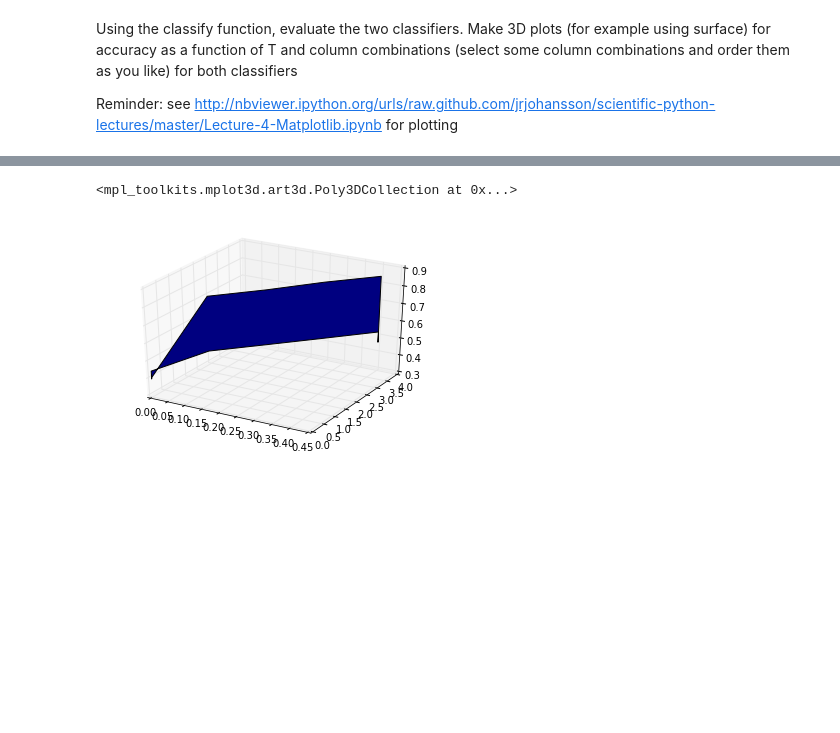
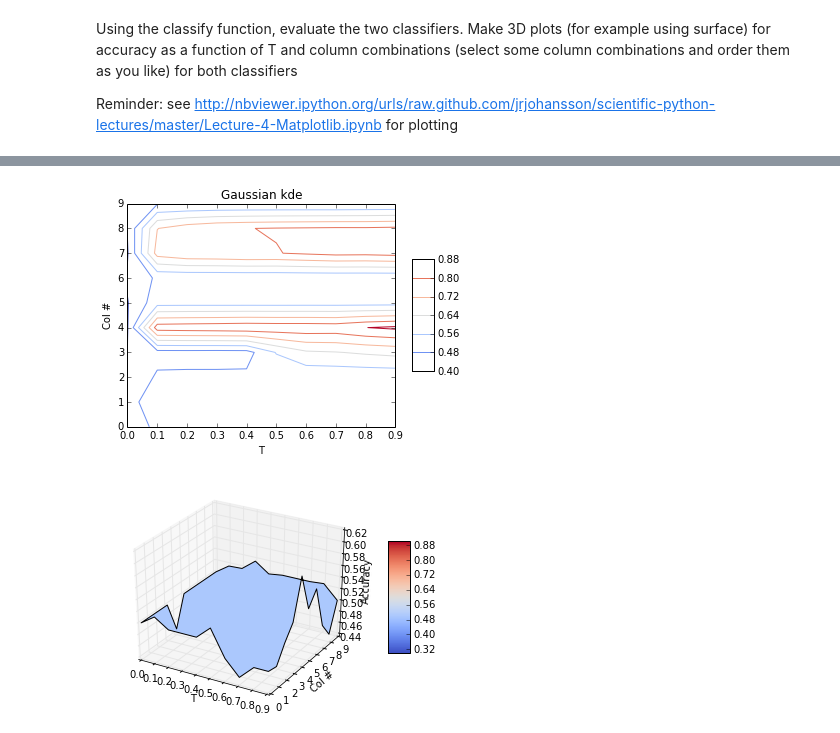
Before and after one commit to JensMeiners/ML1, a Jupyter notebook: Ex03/Sheet03_Implementation.ipynb, the cells around one changed output, grey strips where cells are left out. Cells and saved outputs as stored; diff of their text form; code cells hidden in the pictures; blank space fills up the shorter version.

Commit message:
some more plotting for the last one was false actually

```diff
--- a/Ex03/Sheet03_Implementation.ipynb
+++ b/Ex03/Sheet03_Implementation.ipynb
@@ -111,6 +112,8 @@ def calculate_pdf_values_norm(training,test):
     ======================
         We calculate everythin according to this article:
         http://en.wikipedia.org/wiki/Exponential_distribution#Maximum_likelihood
+
+        And use a lib function in part 4!
     ======================
 
     """
@@ -318,12 +317,18 @@ Reminder: see http://nbviewer.ipython.org/urls/raw.github.com/jrjohansson/scient
 # %%
 hamTrain,hamTest,spamTrain,spamTest = getData(5,3)
 
-#columns = [0,1,2,10,19,20,29,32,54,55]
-columns_list = rand_list(5)
-Ts = np.arange(0,0.5,0.1)
+# generate coloumns randomly. we just have no clue which unnamed features are the best,
+# therefore we choose randomly, given enough time this should give a nice graph
+columns_list = rand_list(10)
+# T in a range with stepsize 0.1
+Ts = np.arange(0,1,0.1)
+Ts = Ts[::-1]
 accs_TCol_ex = []
 accs_TCol_kde = []
+T_matrix = []
+col_matrix = []
 
+# calculate all the pdf's
 exponential_ham_with_ham_trainer = calculate_pdf_values_norm(hamTrain,hamTest)
 exponential_ham_with_spam_trainer = calculate_pdf_values_norm(spamTrain,hamTest)
 exponential_spam_with_ham_trainer = calculate_pdf_values_norm(hamTrain,spamTest)
@@ -333,7 +338,9 @@ kde_ham_with_spam_trainer = calculate_pdf_values_kde(spamTrain,hamTest)
 kde_spam_with_ham_trainer = calculate_pdf_values_kde(hamTrain,spamTest)
 kde_spam_with_spam_trainer = calculate_pdf_values_kde(spamTrain,spamTest)
 
+# now get the data! iterate the columns_lists
 for i,columns in enumerate(columns_list):
+    # accuracy for every T will be placed here
     accs_T_ex = []
     accs_T_kde = []
     for T in Ts:
@@ -341,36 +348,48 @@ for i,columns in enumerate(columns_list):
         labels_ham_ex, labels_ham_kde = classify(exponential_ham_with_ham_trainer,exponential_ham_with_spam_trainer,kde_ham_with_ham_trainer,kde_ham_with_spam_trainer,columns, T, prior_ham=0.7, prior_spam = 0.3)
         labels_spam_ex, labels_spam_kde = classify(exponential_spam_with_ham_trainer,exponential_spam_with_spam_trainer,kde_spam_with_ham_trainer,kde_spam_with_spam_trainer,columns, T, prior_ham=0.7, prior_spam = 0.3)
 
-        print i
-        print T
-        print labels_ham_ex
-        print labels_spam_ex
         accuracy_ex, _, _, _ = performance_measures(labels_ham_ex,labels_spam_ex)
         accs_T_ex.append(accuracy_ex)
         accuracy_kde, _, _, _ = performance_measures(labels_ham_kde,labels_spam_kde)
         accs_T_kde.append(accuracy_kde)
+
+    T_matrix.append(Ts)
+
+    col_matrix.append(range(len(columns_list)))
+
     accs_TCol_ex.append(accs_T_ex)
     accs_TCol_kde.append(accs_T_kde)
 
 fig = plt.figure()
-ax = fig.add_subplot(111, projection='3d')
+ax = fig.add_subplot(111)
 #X, Y, Z 	Data values as 2D arrays
 x = Ts
 y = range(len(columns_list))
+x, y = np.meshgrid(x, y)
 z = array(accs_TCol_ex)
-print x
-print y
-print z
-ax.plot_surface(x, y, z)
+surf = ax.contour(x, y, z, cmap=cm.coolwarm)
+ax.set_xlabel('T')
+ax.set_ylabel('Col #')
+#ax.set_zlabel('Accuracy')
+ax.set_title('Exponential')
+fig.colorbar(surf, shrink=0.5, aspect=5)
+
+fig2 = plt.figure()
+ax2 = fig2.add_subplot(111, projection='3d')
+#X, Y, Z 	Data values as 2D arrays
+x2 = Ts
+y2 = range(len(columns_list))
+x2, y2 = np.meshgrid(x2, y2)
+z2 = array(accs_TCol_kde)
+surf2 = ax2.plot_surface(x2, y2, z2,vmin=0.3, vmax=0.9, cmap=plt.cm.coolwarm)
+ax2.set_xlabel('T')
+ax2.set_ylabel('Col #')
+ax2.set_zlabel('Accuracy')
+ax.set_title('Gaussian kde')
+fig2.colorbar(surf2, shrink=0.5, aspect=5)
 
 
-#TODO: Determine some column combinations. Briefly (1 sentence) explain why you chose them
 
-
-#TODO: Determine some values for T
-
-
-#TODO: Calculate the matrices for both classifiers. You only need to compute them once
-
-#TODO: Test the classifiers and plot accuracy for each of them
+# We tried hard to get a nice plot for both matrices.
+# this are the two most promising. while both still need some work.
 # %% [output]
@@ -394,2 +397,2 @@ ax.plot_surface(x, y, z)
-<mpl_toolkits.mplot3d.art3d.Poly3DCollection at 0x...>
-[figure, old version]
+[figure, new version]
+[figure, added]
```
Also changed, not shown: parts of 5 cells of this notebook.
